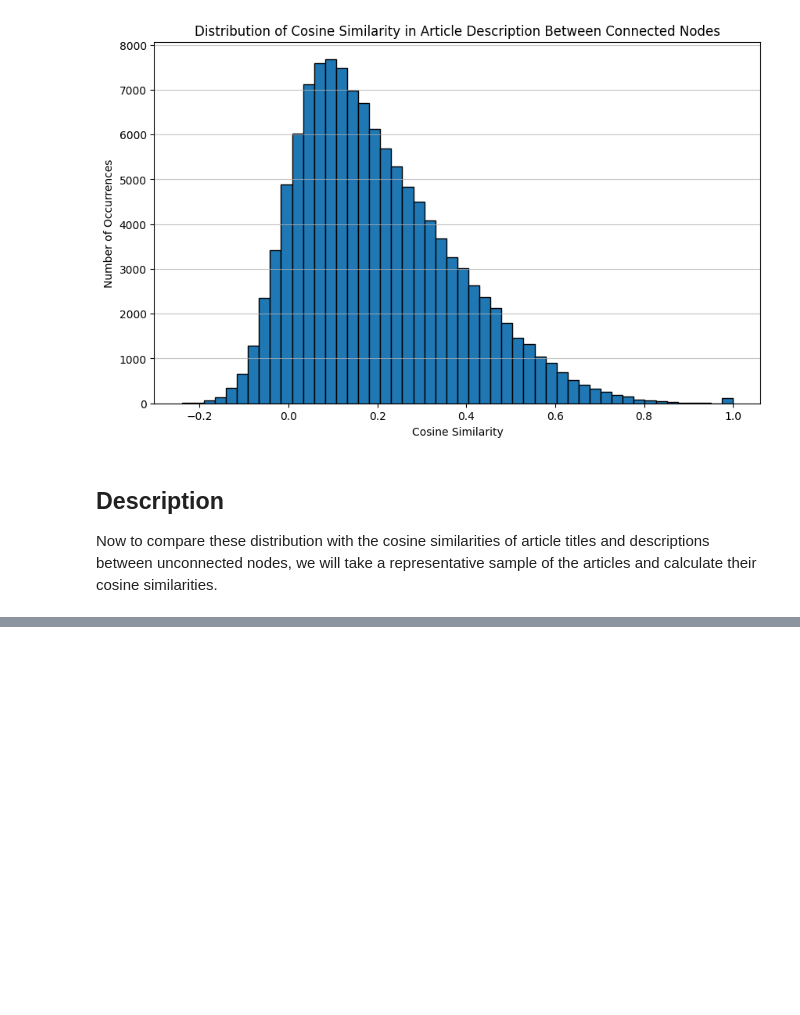
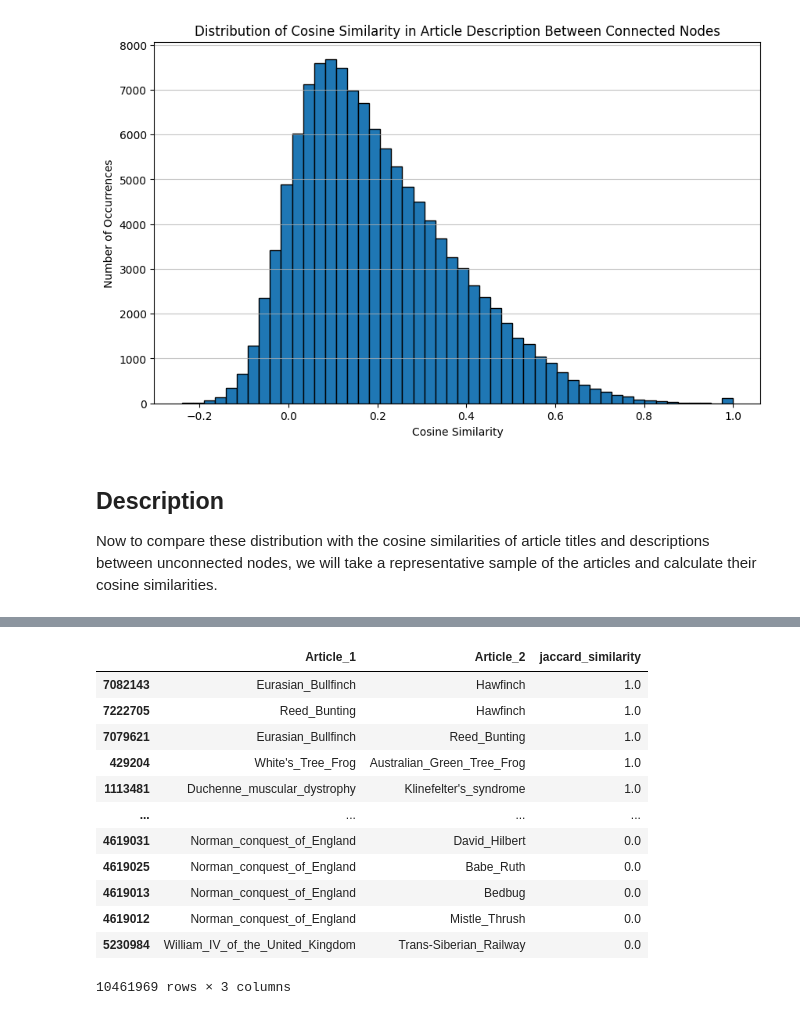
Before and after one commit to angelpras/epfl_ADA_project, a Jupyter notebook: results.ipynb, the cells around one changed output, grey strips where cells are left out. Saved outputs shown, nothing was run; the diff lists cells and outputs as text; code cells hidden in the pictures; blank space fills up the shorter version.

```diff
--- a/results.ipynb
+++ b/results.ipynb
@@ -134,0 +252,37 @@ Pink_Pigeon Wood_Pigeon
+# %%
+#Nodes features
+
+#Calculate Eigen centrality for all node pairs
+#There are others ways to compute the centrality btw
+centrality = nx.eigenvector_centrality(subgraphs[0])
+data = []
+for u, v in centrality.items():
+    data.append({"Article_1": u, "eigenvector": v})
+
+#Get the values in a dataframe
+df_eigen = pd.DataFrame(data)
+df_eigen.sort_values("eigenvector", ascending=False, inplace=True)
+
+#Links features
+
+#Calculate Jaccard similarity for all node pairs
+G_undirected=subgraphs[0].to_undirected()
+jaccard_similarities = nx.jaccard_coefficient(G_undirected)
+#Get the values in a dataframe
+data = []
+for u, v, p in jaccard_similarities:
+    data.append({"Article_1": u, "Article_2": v, "jaccard_similarity": p})
+
+df_jaccard = pd.DataFrame(data)
+df_jaccard.sort_values("jaccard_similarity", ascending=False, inplace=True)
+
+# Calculate Adamic_adar_index similarity for all node pairs
+G_undirected=subgraphs[0].to_undirected()
+adamic_adar_index = nx.adamic_adar_index(G_undirected)
+#Get the values in a dataframe
+data = []
+for u, v, p in adamic_adar_index:
+    data.append({"Article_1": u, "Article_2": v, "adamic_adar_index": p})
+
+df_adamic = pd.DataFrame(data)
+df_adamic.sort_values("adamic_adar_index", ascending=False, inplace=True)
@@ -134,0 +305,16 @@ Pink_Pigeon Wood_Pigeon
+# %%
+df_jaccard
+# %% [output]
+|  | Article_1 | Article_2 | jaccard_similarity |
+| 7082143 | Eurasian_Bullfinch | Hawfinch | 1.0 |
+| 7222705 | Reed_Bunting | Hawfinch | 1.0 |
+| 7079621 | Eurasian_Bullfinch | Reed_Bunting | 1.0 |
+| 429204 | White's_Tree_Frog | Australian_Green_Tree_Frog | 1.0 |
+| 1113481 | Duchenne_muscular_dystrophy | Klinefelter's_syndrome | 1.0 |
+| ... | ... | ... | ... |
+| 4619031 | Norman_conquest_of_England | David_Hilbert | 0.0 |
+| 4619025 | Norman_conquest_of_England | Babe_Ruth | 0.0 |
+| 4619013 | Norman_conquest_of_England | Bedbug | 0.0 |
+| 4619012 | Norman_conquest_of_England | Mistle_Thrush | 0.0 |
+| 5230984 | William_IV_of_the_United_Kingdom | Trans-Siberian_Railway | 0.0 |
+10461969 rows × 3 columns
```
Also changed, not shown: parts of 18 cells of this notebook, 1 other file.
